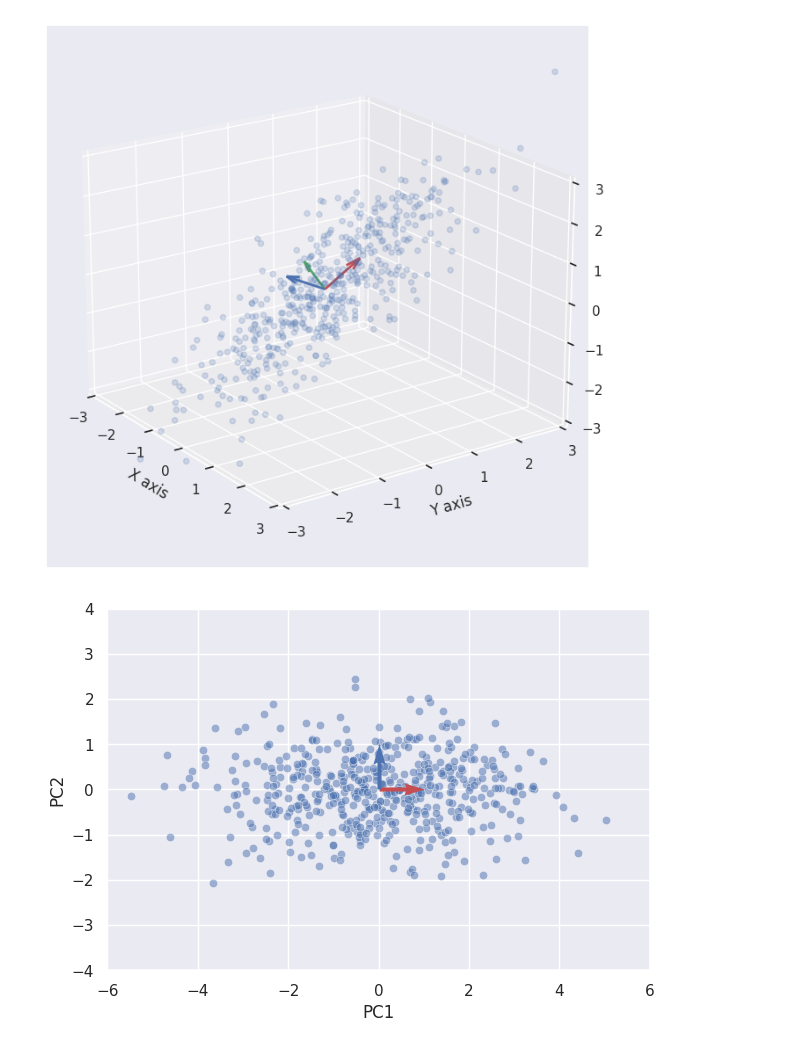
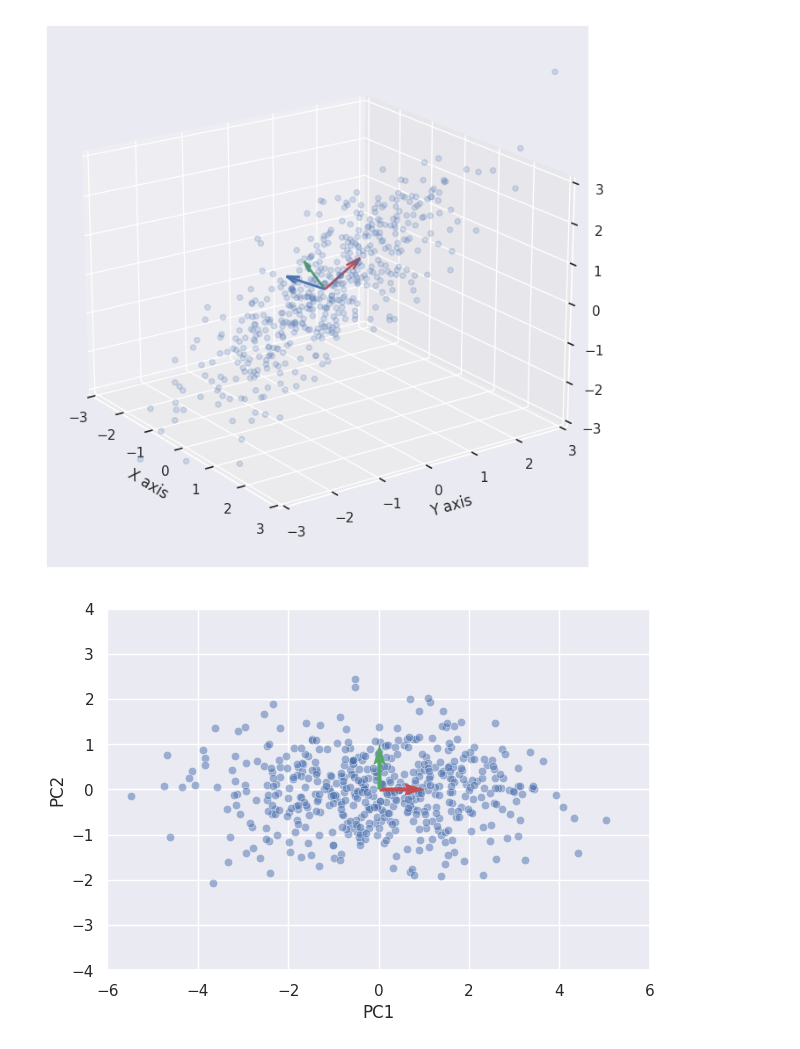
Before and after one commit to spencer18001/Clustering-And-Dimensionality-Reduction---Deep-Dive, a Jupyter notebook: 05/0512.ipynb, the cells around one changed output. Cells and saved outputs as stored; diff of their text form; code cells hidden in the pictures.

```diff
--- a/05/0512.ipynb
+++ b/05/0512.ipynb
@@ -341,12 +345,12 @@ transformed_df = pd.DataFrame(transformed_data.T, columns=['PC1', 'PC2'])
 # %%
 # Plot reduced data
 
 plt.figure(figsize=(7,7))
 sns.scatterplot(transformed_df,x='PC1',y='PC2', alpha=0.5)
 plt.quiver(0, 0, 1, 0, angles='xy', scale_units='xy', scale=1, color='r', label="PC1 vector")
-plt.quiver(0, 0,0, 1, angles='xy', scale_units='xy', scale=1, color='b', label="PC2 vector")
+plt.quiver(0, 0,0, 1, angles='xy', scale_units='xy', scale=1, color='g', label="PC2 vector")
 plt.xlim([-6, 6])
 plt.ylim([-4, 4])
 plt.gca().set_aspect('equal', adjustable='box')
 # %% [output]
-[figure, old version]
+[figure, new version]
```
Also changed, not shown: parts of 1 cell of this notebook.
